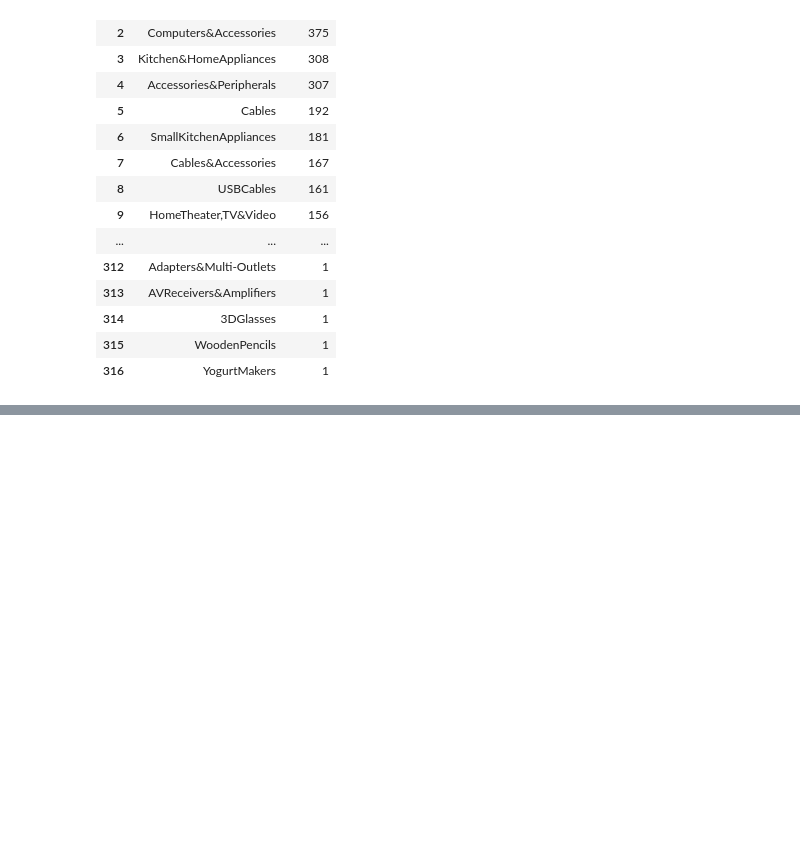
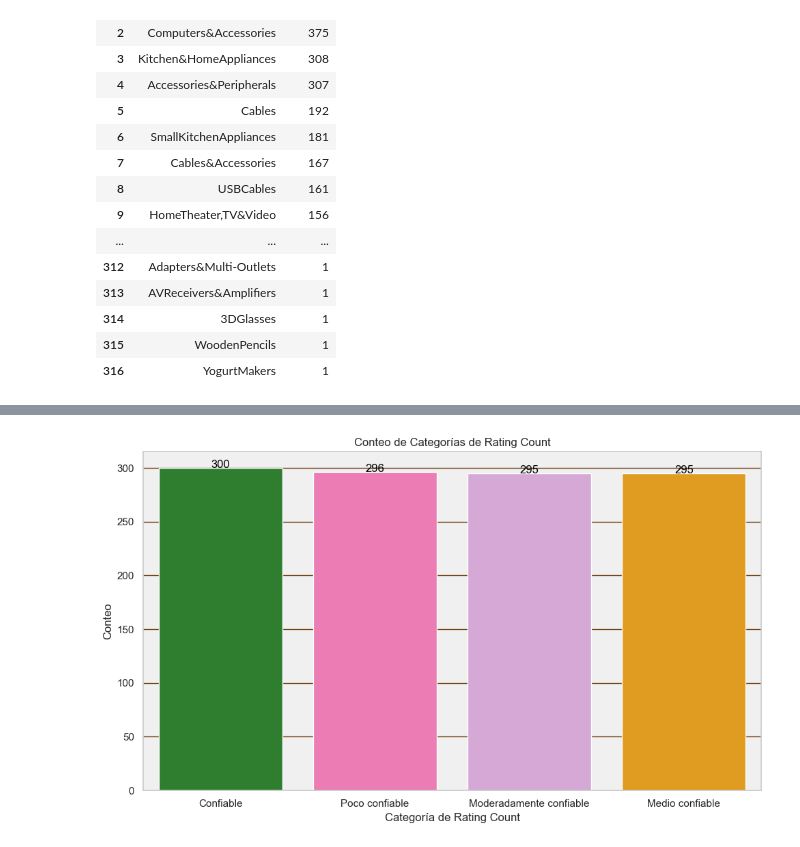
Before and after one commit to osirisberbesia/4DataLab, a Jupyter notebook: exploratorio_datalab.ipynb, the cells around one changed output, grey strips where cells are left out. Saved outputs shown, nothing was run; the diff lists cells and outputs as text; code cells hidden in the pictures; blank space fills up the shorter version.

```diff
--- a/exploratorio_datalab.ipynb
+++ b/exploratorio_datalab.ipynb
@@ -188,11 +273,4 @@ display(df_review)
 # %%
-import pandas as pd
-import matplotlib.pyplot as plt
-import seaborn as sns
-import numpy as np
-
-df_review = pd.read_csv('CSV/amazon_review_clean.csv')
-
 # Convertir la columna 'rating_count' a tipo numérico (int)
 df_review['rating_count'] = pd.to_numeric(df_review['rating_count'], errors='coerce')
 
@@ -415,0 +573,30 @@ Total de categorías dummy creadas: 317
+# %%
+category_counts = df_review['category_rating_count'].value_counts().reset_index()
+category_counts.columns = ['category_rating_count', 'count']
+
+
+plt.figure(figsize=(10, 6))
+palette = {
+    'Poco confiable': '#FF69B4',  # Rosa
+    'Medio confiable': '#FFA500',  # Anaranjado
+    'Moderadamente confiable': '#DDA0DD',  # Morado
+    'Confiable': '#228B22'  # Verde
+}
+
+bar_plot = sns.barplot(data=category_counts, x='category_rating_count', y='count', hue='category_rating_count', palette=palette, legend=False)
+
+
+for index, row in category_counts.iterrows():
+    bar_plot.text(row.name, row['count'], round(row['count'], 2), color='black', ha='center')
+
+
+plt.title('Conteo de Categorías de Rating Count')
+plt.xlabel('Categoría de Rating Count')
+plt.ylabel('Conteo')
+
+
+# Mostrar el gráfico
+plt.tight_layout()
+plt.show()
+# %% [output]
+[figure, added]
```
Also changed, not shown: parts of 30 cells of this notebook, 5 other files.
